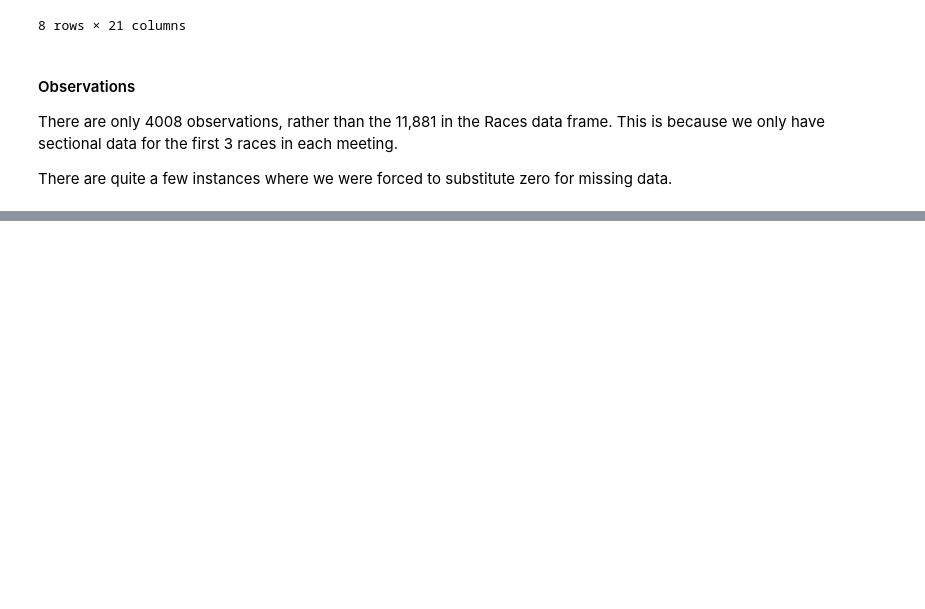
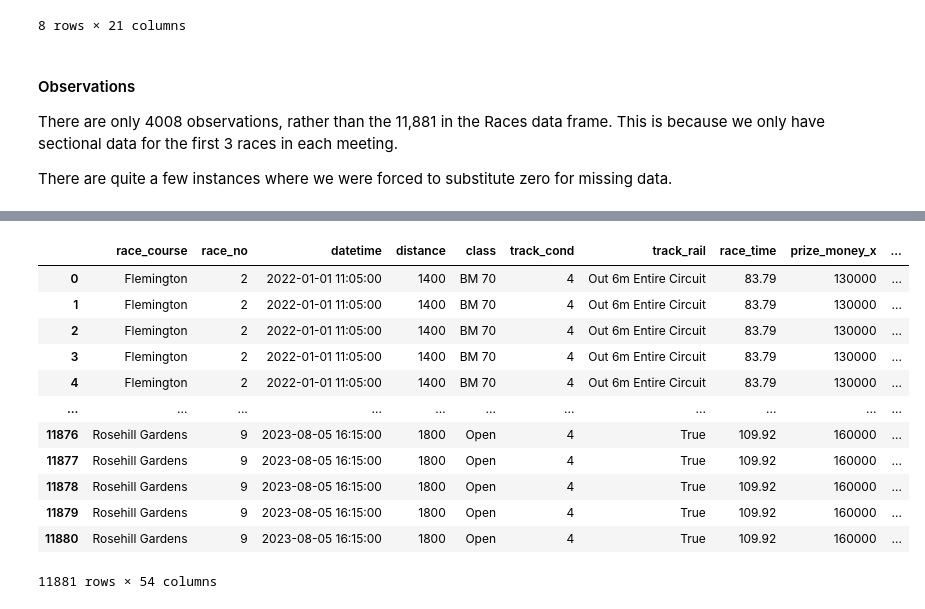
Before and after one commit to stripykitteh/horse_code, a Jupyter notebook: horse_racing_study.ipynb, the cells around one changed output, grey strips where cells are left out. Cells and saved outputs as stored; diff of their text form; code cells hidden in the pictures; blank space fills up the shorter version.

Commit message:
files updated, joins complete

```diff
--- a/horse_racing_study.ipynb
+++ b/horse_racing_study.ipynb
@@ -1083,0 +1098,25 @@ plus all of the 'horse_' fields
+# %%
+# drop the unneeded columns from df_races_prob
+df_races_prob = df_races_prob.drop(columns=['trainer', 'jockey'])
+
+# drop the unneeded columns from df_horses
+df_horses = df_horses.drop(columns=['foaled', 'colour', 'sire', 'dam', 'sex', 'season', 'grp_listed', 'first_up', 'second_up', 'third_up', 'firm', 'good', 'soft', 'heavy', 'jumps', 'synth', 'position', 'num_runners', 'prize_pool', '_class', 'dist', 'weight', '800m', '400m', 'margin', 'odds', 'odds_source'])
+
+# join the df_races_prob and df_horses datasets
+df_horse_racing_study = pd.merge(df_races_prob, df_horses, on=['race_course', 'race_no', 'date', 'horse_name'], how='left')
+
+df_horse_racing_study
+# %% [output]
+|  | race_course | race_no | datetime | distance | class | track_cond | track_rail | race_time | prize_money_x | ... |
+| 0 | Flemington | 2 | 2022-01-01 11:05:00 | 1400 | BM 70 | 4 | Out 6m Entire Circuit | 83.79 | 130000 | ... |
+| 1 | Flemington | 2 | 2022-01-01 11:05:00 | 1400 | BM 70 | 4 | Out 6m Entire Circuit | 83.79 | 130000 | ... |
+| 2 | Flemington | 2 | 2022-01-01 11:05:00 | 1400 | BM 70 | 4 | Out 6m Entire Circuit | 83.79 | 130000 | ... |
+| 3 | Flemington | 2 | 2022-01-01 11:05:00 | 1400 | BM 70 | 4 | Out 6m Entire Circuit | 83.79 | 130000 | ... |
+| 4 | Flemington | 2 | 2022-01-01 11:05:00 | 1400 | BM 70 | 4 | Out 6m Entire Circuit | 83.79 | 130000 | ... |
+| ... | ... | ... | ... | ... | ... | ... | ... | ... | ... | ... |
+| 11876 | Rosehill Gardens | 9 | 2023-08-05 16:15:00 | 1800 | Open | 4 | True | 109.92 | 160000 | ... |
+| 11877 | Rosehill Gardens | 9 | 2023-08-05 16:15:00 | 1800 | Open | 4 | True | 109.92 | 160000 | ... |
+| 11878 | Rosehill Gardens | 9 | 2023-08-05 16:15:00 | 1800 | Open | 4 | True | 109.92 | 160000 | ... |
+| 11879 | Rosehill Gardens | 9 | 2023-08-05 16:15:00 | 1800 | Open | 4 | True | 109.92 | 160000 | ... |
+| 11880 | Rosehill Gardens | 9 | 2023-08-05 16:15:00 | 1800 | Open | 4 | True | 109.92 | 160000 | ... |
+11881 rows × 54 columns
```
Also changed, not shown: parts of 22 cells of this notebook, 6 other files.
